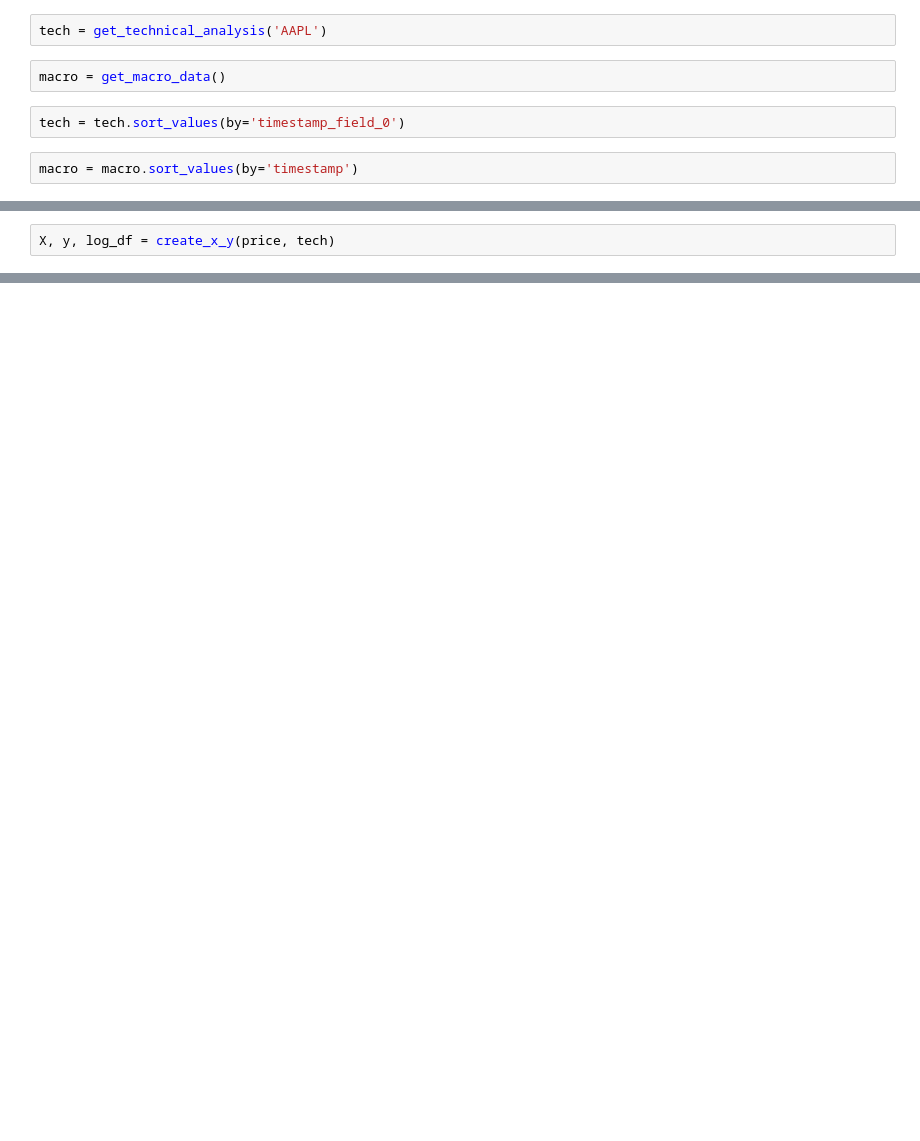
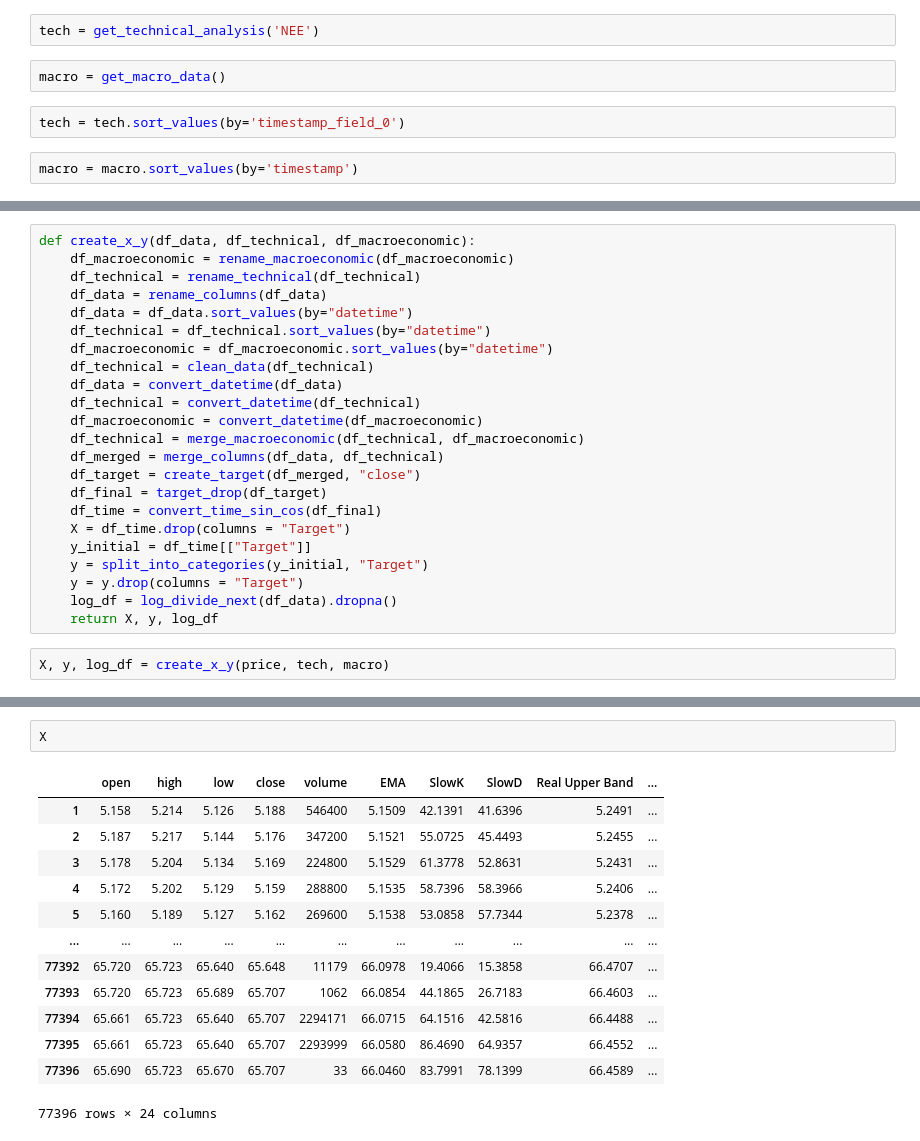
Before and after one commit to oscarthse/portfolio_manager, a Jupyter notebook: MSFT.ipynb, the cells around one changed output, grey strips where cells are left out. Drawn from its saved outputs; the diff is of its cells as text; blank space fills up the shorter version.

```diff
--- a/MSFT.ipynb
+++ b/MSFT.ipynb
@@ -33,5 +45,5 @@ price = price.sort_values(by='datetime')
 # %%
-tech = get_technical_analysis('AAPL')
+tech = get_technical_analysis('NEE')
 # %%
 macro = get_macro_data()
 # %%
@@ -51,2 +52,0 @@ macro_re = macro[::2]
-# %%
-X, y, log_df = create_x_y(price, tech)
@@ -247,0 +131,25 @@ model.evaluate(X_te_w, y_te_w)
+# %%
+def create_x_y(df_data, df_technical, df_macroeconomic):
+    df_macroeconomic = rename_macroeconomic(df_macroeconomic)
+    df_technical = rename_technical(df_technical)
+    df_data = rename_columns(df_data)
+    df_data = df_data.sort_values(by="datetime")
+    df_technical = df_technical.sort_values(by="datetime")
+    df_macroeconomic = df_macroeconomic.sort_values(by="datetime")
+    df_technical = clean_data(df_technical)
+    df_data = convert_datetime(df_data)
+    df_technical = convert_datetime(df_technical)
+    df_macroeconomic = convert_datetime(df_macroeconomic)
+    df_technical = merge_macroeconomic(df_technical, df_macroeconomic)
+    df_merged = merge_columns(df_data, df_technical)
+    df_target = create_target(df_merged, "close")
+    df_final = target_drop(df_target)
+    df_time = convert_time_sin_cos(df_final)
+    X = df_time.drop(columns = "Target")
+    y_initial = df_time[["Target"]]
+    y = split_into_categories(y_initial, "Target")
+    y = y.drop(columns = "Target")
+    log_df = log_divide_next(df_data).dropna()
+    return X, y, log_df
+# %%
+X, y, log_df = create_x_y(price, tech, macro)
@@ -247,0 +172,16 @@ model.evaluate(X_te_w, y_te_w)
+# %%
+X
+# %% [output]
+|  | open | high | low | close | volume | EMA | SlowK | SlowD | Real Upper Band | ... |
+| 1 | 5.158 | 5.214 | 5.126 | 5.188 | 546400 | 5.1509 | 42.1391 | 41.6396 | 5.2491 | ... |
+| 2 | 5.187 | 5.217 | 5.144 | 5.176 | 347200 | 5.1521 | 55.0725 | 45.4493 | 5.2455 | ... |
+| 3 | 5.178 | 5.204 | 5.134 | 5.169 | 224800 | 5.1529 | 61.3778 | 52.8631 | 5.2431 | ... |
+| 4 | 5.172 | 5.202 | 5.129 | 5.159 | 288800 | 5.1535 | 58.7396 | 58.3966 | 5.2406 | ... |
+| 5 | 5.160 | 5.189 | 5.127 | 5.162 | 269600 | 5.1538 | 53.0858 | 57.7344 | 5.2378 | ... |
+| ... | ... | ... | ... | ... | ... | ... | ... | ... | ... | ... |
+| 77392 | 65.720 | 65.723 | 65.640 | 65.648 | 11179 | 66.0978 | 19.4066 | 15.3858 | 66.4707 | ... |
+| 77393 | 65.720 | 65.723 | 65.689 | 65.707 | 1062 | 66.0854 | 44.1865 | 26.7183 | 66.4603 | ... |
+| 77394 | 65.661 | 65.723 | 65.640 | 65.707 | 2294171 | 66.0715 | 64.1516 | 42.5816 | 66.4488 | ... |
+| 77395 | 65.661 | 65.723 | 65.640 | 65.707 | 2293999 | 66.0580 | 86.4690 | 64.9357 | 66.4552 | ... |
+| 77396 | 65.690 | 65.723 | 65.670 | 65.707 | 33 | 66.0460 | 83.7991 | 78.1399 | 66.4589 | ... |
+77396 rows × 24 columns
```
Also changed, not shown: parts of 126 cells of this notebook, 5 other files.
